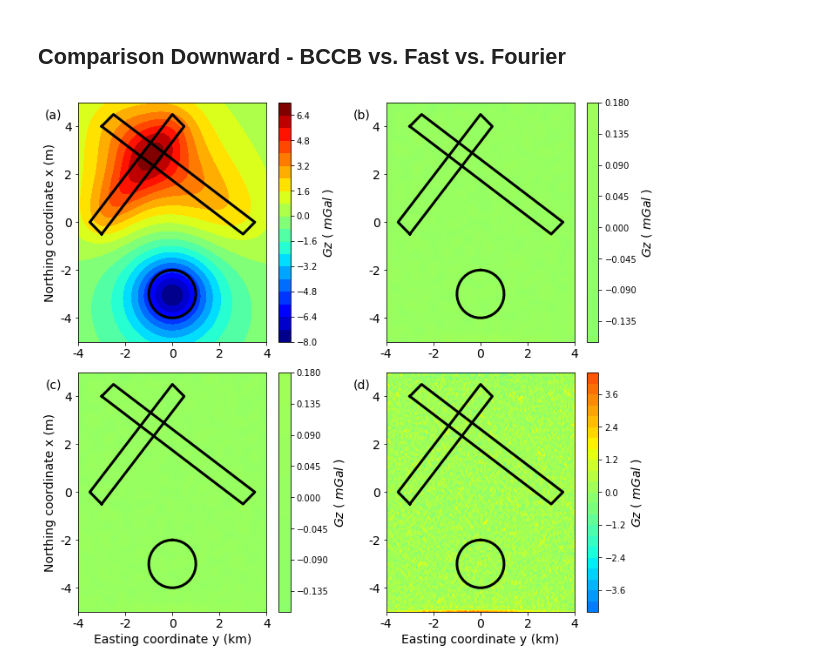
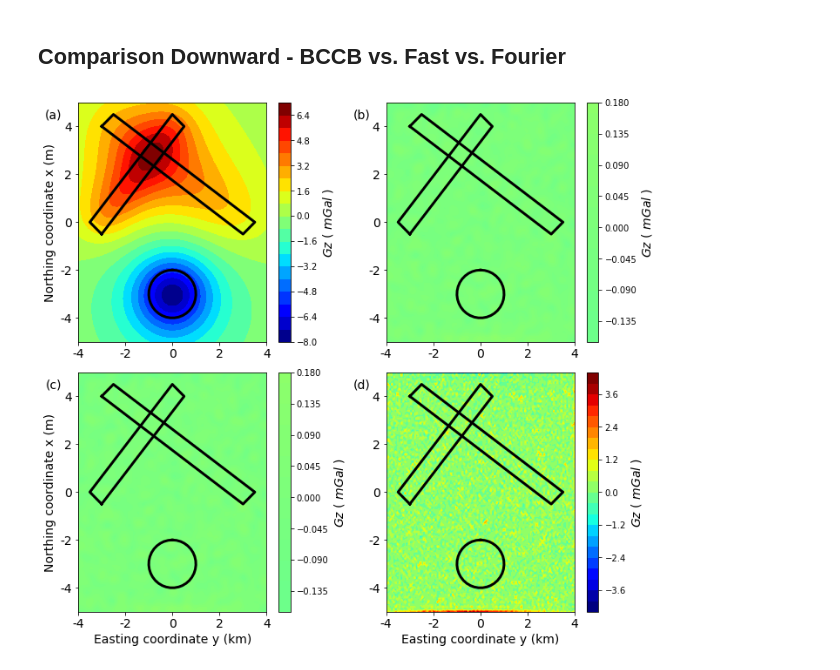
Before and after one commit to pinga-lab/Eq_Layer-Toeplitz, a Jupyter notebook: code/Upward_Downward_med.ipynb, the cells around one changed output. Drawn from its saved outputs; the diff is of its cells as text; code cells hidden in the pictures.

```diff
--- a/code/Upward_Downward_med.ipynb
+++ b/code/Upward_Downward_med.ipynb
@@ -368,12 +370,14 @@ gzp_fourier_down = fc_c.upcontinue(xi, yi, dobs, shape, -50)
 plt.figure(figsize=(10,9))
 
 delta_gz_fourier_down = dobs_down-np.ravel(gzp_fourier_down)
-scale_max = np.max(dobs_down)
-scale_min = np.min(dobs_down)
+
+# define the scale for residuals
+scale_max = np.max([delta_gz_bccb_down, delta_gz_down, delta_gz_fourier_down])
+scale_min = np.min([delta_gz_bccb_down, delta_gz_down, delta_gz_fourier_down])
 
 plt.subplot(221)
 plt.title('(a)', y=0.91, x=-0.13, fontsize=14)
-plt.tricontourf(yi,xi,dobs_down,22,cmap='jet', vmin = scale_min, vmax = scale_max)
+plt.tricontourf(yi,xi,dobs_down,22,cmap='jet', vmin = np.min(dobs_down), vmax = np.max(dobs_down))
 plt.plot(x_p,y_p,color="k", linewidth=3)
 plt.plot(x_p2,y_p2,color="k", linewidth=3)
 plt.plot(y, x, color="k", linewidth=3)
@@ -414,35 +418,35 @@ plt.plot(y, x, color="k", linewidth=3)
 cb = plt.colorbar(shrink=1)
 #plt.axis('scaled')
 cb.set_label('$Gz$ ( $mGal$ )', rotation=90, fontsize=14)
 plt.xlim(np.min(yi),np.max(yi))
 plt.ylim(np.min(xi),np.max(xi))
 plt.xticks(fontsize=14)
 plt.yticks(fontsize=14)
 plt.xlabel('Easting coordinate y (km)', fontsize=14)
 plt.ylabel('Northing coordinate x (m)', fontsize=14)
 mpl.m2km()
 
 plt.subplot(224)
 plt.title('(d)', y=0.91, x=-0.13, fontsize=14)
 plt.tricontourf(yi,xi,delta_gz_fourier_down,22,cmap='jet', vmin = scale_min, vmax = scale_max)
 plt.plot(x_p,y_p,color="k", linewidth=3)
 plt.plot(x_p2,y_p2,color="k", linewidth=3)
 plt.plot(y, x, color="k", linewidth=3)
 cb = plt.colorbar(shrink=1)
 #plt.axis('scaled')
 cb.set_label('$Gz$ ( $mGal$ )', rotation=90, fontsize=14)
 plt.xlim(np.min(yi),np.max(yi))
 plt.ylim(np.min(xi),np.max(xi))
 plt.xticks(fontsize=14)
 plt.yticks(fontsize=14)
 plt.xlabel('Easting coordinate y (km)', fontsize=14)
 #plt.ylabel('Northing coordinate x (m)', fontsize=14)
 mpl.m2km()
 
 plt.tight_layout(True)
-#plt.savefig('../manuscript/Fig/downward_fourier_med.png', dpi=300)
+plt.savefig('../manuscript/Fig/downward_fourier_med.png', dpi=300)
 # %% [output]
-[figure, old version]
+[figure, new version]
 # %%
 print np.std(delta_gz_bccb_down)
 print np.std(delta_gz_down)
```
Also changed, not shown: parts of 8 cells of this notebook, 13 other files.
